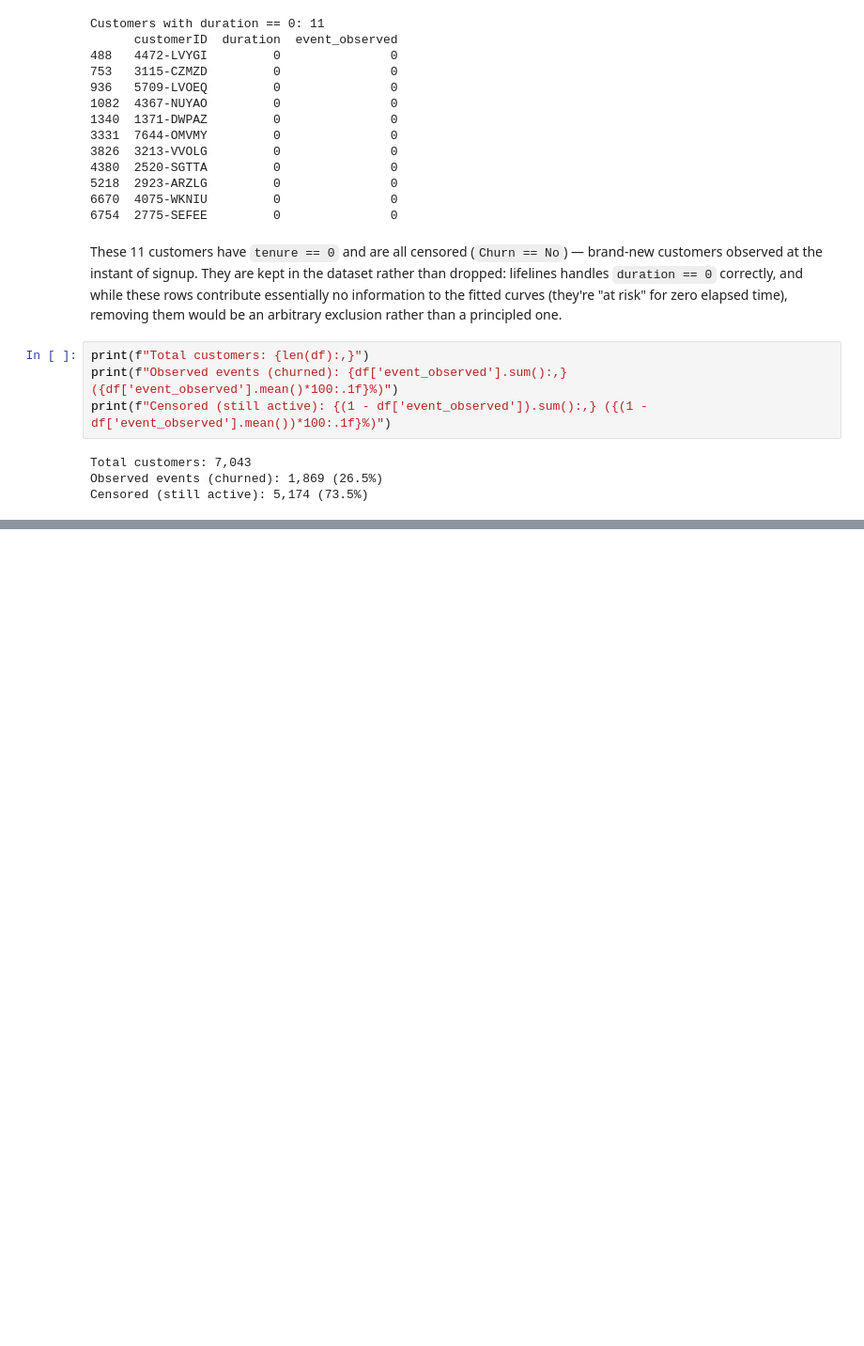
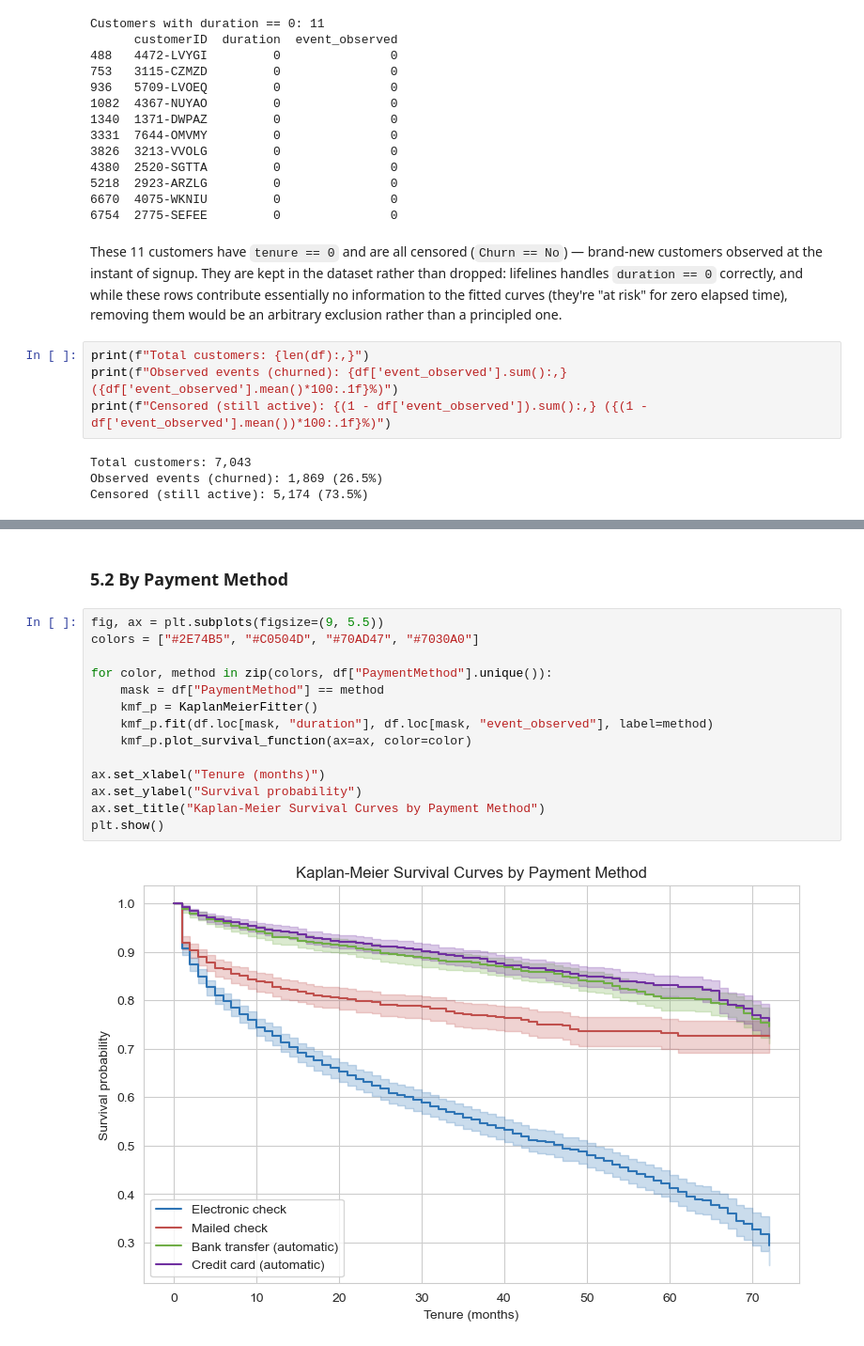
Before and after one commit to danielowuor/Customer-Retention-Intelligence-System, a Jupyter notebook: notebooks/04_survival_analysis.ipynb, the cells around one changed output, grey strips where cells are left out. Shown at 94% size. Cells and saved outputs as stored; diff of their text form; blank space fills up the shorter version.

```diff
--- a/notebooks/04_survival_analysis.ipynb
+++ b/notebooks/04_survival_analysis.ipynb
@@ -96,0 +142,18 @@ Censored (still active): 5,174 (73.5%)
+# %% [markdown]
+### 5.2 By Payment Method
+# %%
+fig, ax = plt.subplots(figsize=(9, 5.5))
+colors = ["#2E74B5", "#C0504D", "#70AD47", "#7030A0"]
+
+for color, method in zip(colors, df["PaymentMethod"].unique()):
+    mask = df["PaymentMethod"] == method
+    kmf_p = KaplanMeierFitter()
+    kmf_p.fit(df.loc[mask, "duration"], df.loc[mask, "event_observed"], label=method)
+    kmf_p.plot_survival_function(ax=ax, color=color)
+
+ax.set_xlabel("Tenure (months)")
+ax.set_ylabel("Survival probability")
+ax.set_title("Kaplan-Meier Survival Curves by Payment Method")
+plt.show()
+# %% [output]
+[figure, added]
```
Also changed, not shown: parts of 12 cells of this notebook.
